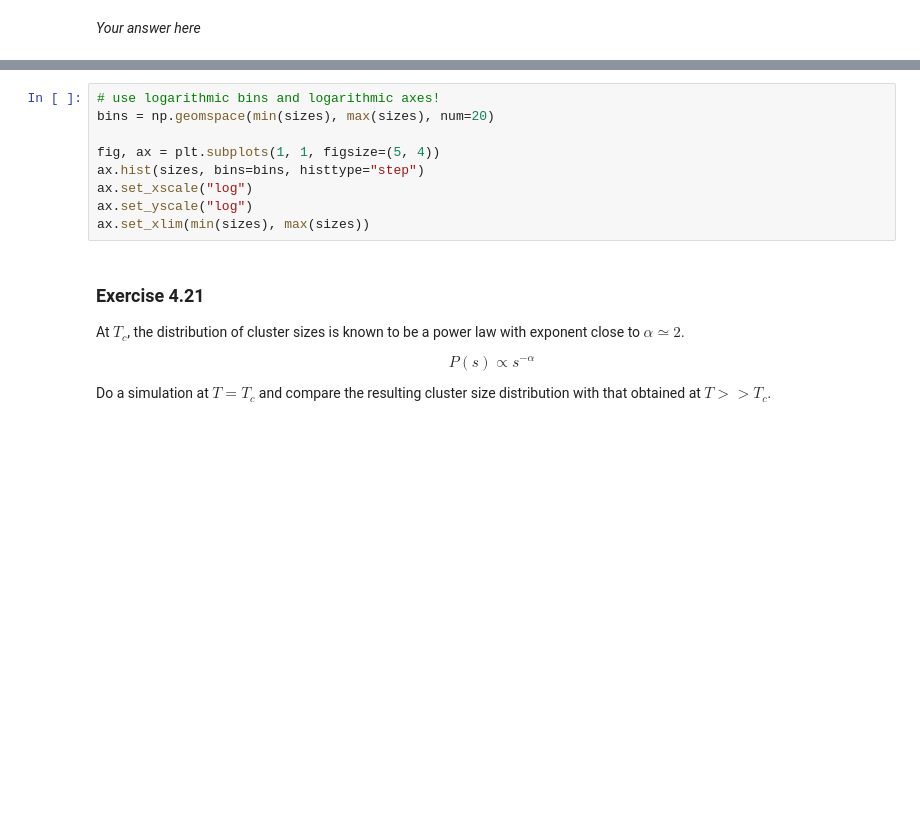
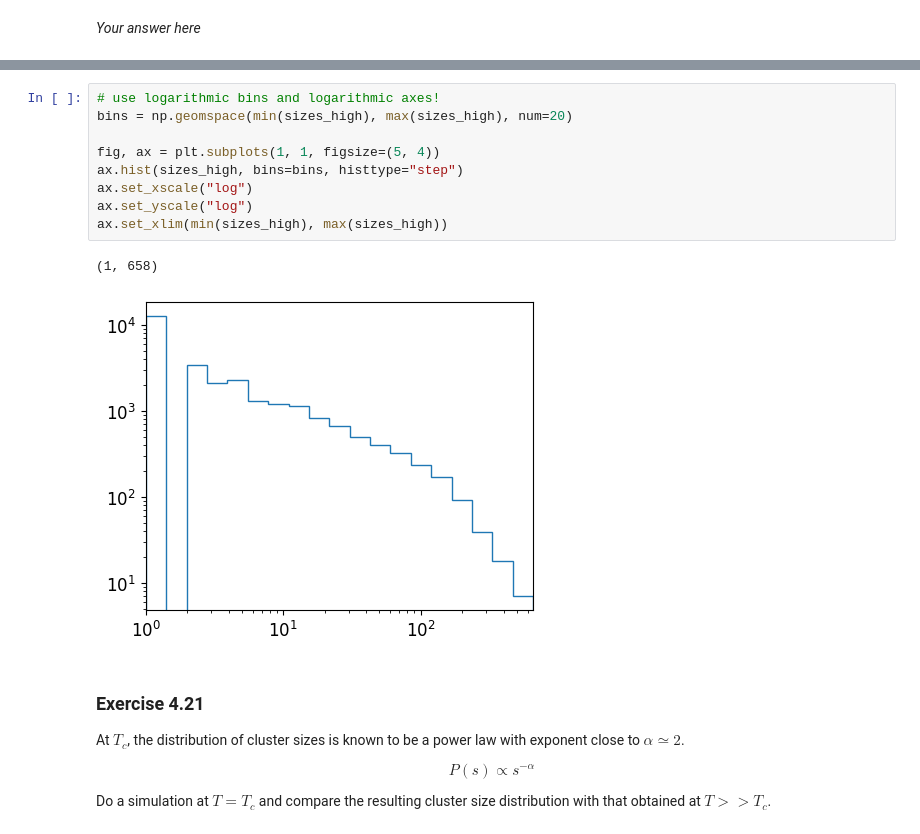
Before and after one commit to SwgAnno/stat-mech-python-course, a Jupyter notebook: notebooks/4-Ising-Model-Annoni.ipynb, the cells around one changed output, grey strips where cells are left out. Saved outputs shown, nothing was run; the diff lists cells and outputs as text; blank space fills up the shorter version.

```diff
--- a/notebooks/4-Ising-Model-Annoni.ipynb
+++ b/notebooks/4-Ising-Model-Annoni.ipynb
@@ -1101,12 +1222,15 @@ sizes = get_sizes(labels)
 # %%
 # use logarithmic bins and logarithmic axes!
-bins = np.geomspace(min(sizes), max(sizes), num=20)
+bins = np.geomspace(min(sizes_high), max(sizes_high), num=20)
 
 fig, ax = plt.subplots(1, 1, figsize=(5, 4))
-ax.hist(sizes, bins=bins, histtype="step")
+ax.hist(sizes_high, bins=bins, histtype="step")
 ax.set_xscale("log")
 ax.set_yscale("log")
-ax.set_xlim(min(sizes), max(sizes))
+ax.set_xlim(min(sizes_high), max(sizes_high))
+# %% [output]
+(1, 658)
+[figure, added]
 # %% [markdown]
 ### Exercise 4.21
 
```
Also changed, not shown: parts of 16 cells of this notebook.
